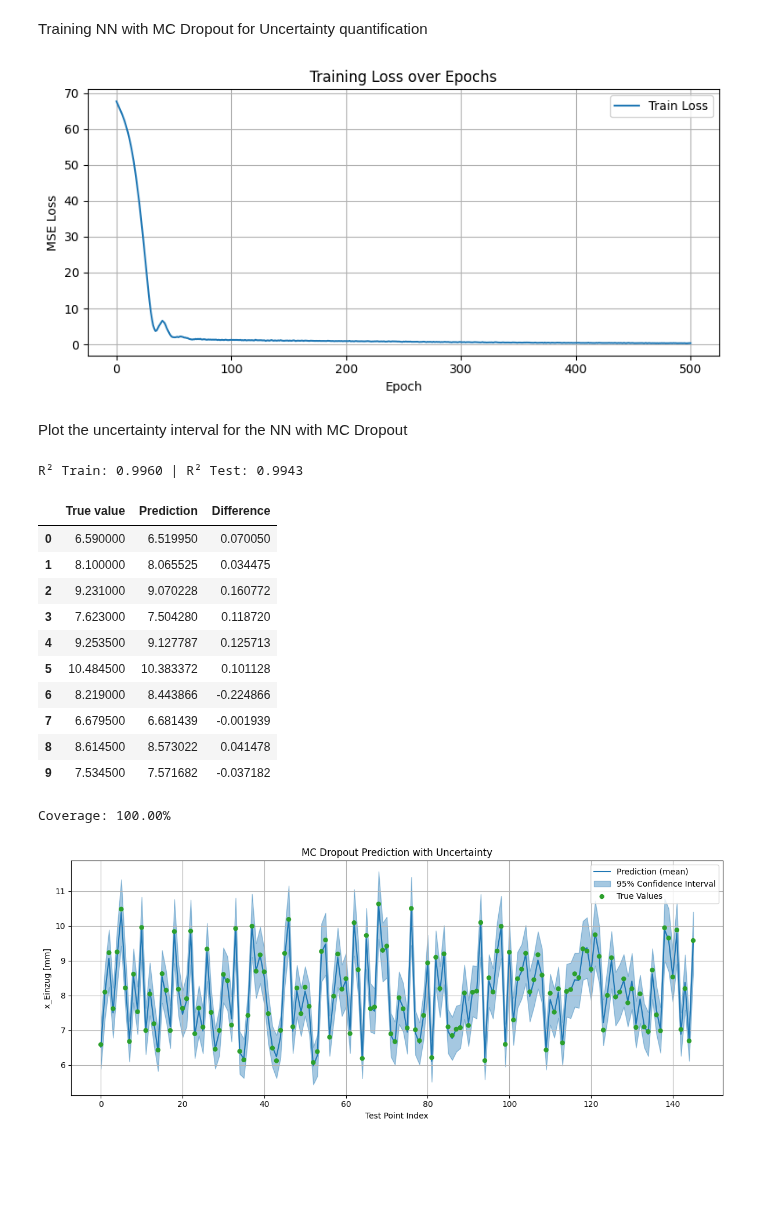
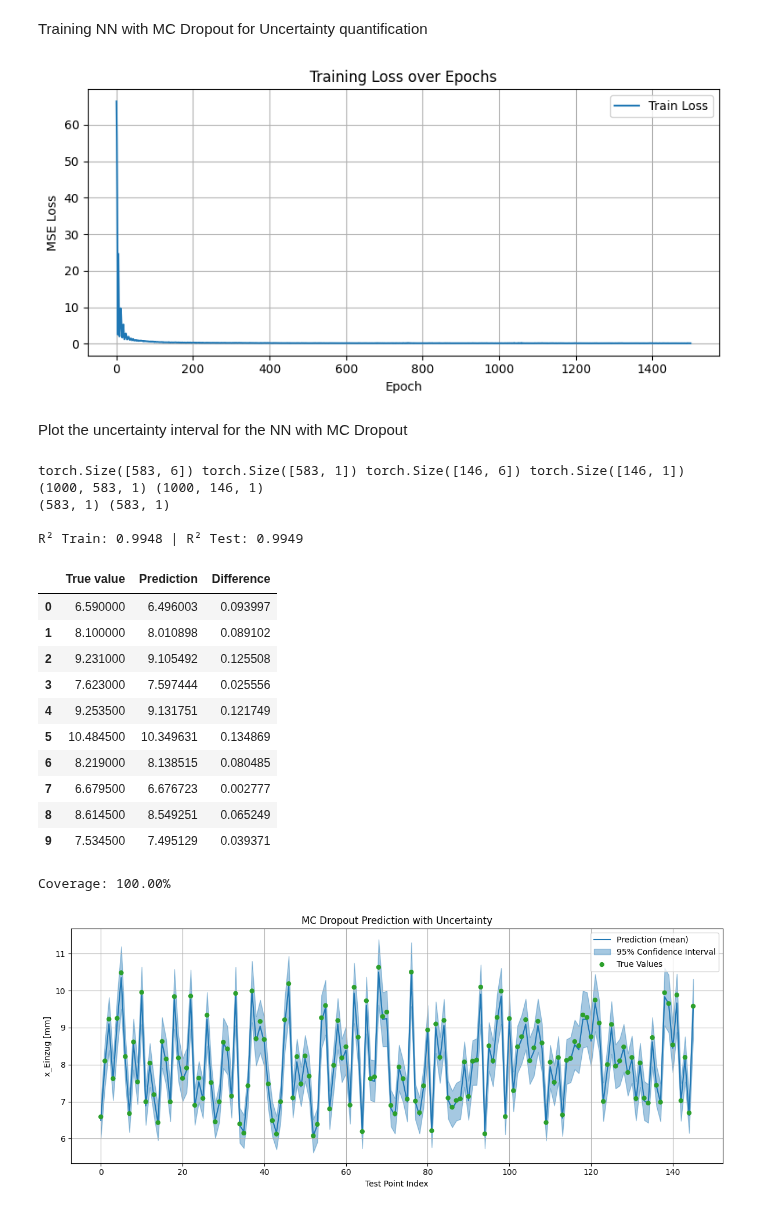
Before and after one commit to Fynn1612/Masterarbeit, a Jupyter notebook: models/NN with MC Dropout.ipynb, the cells around one changed output. Saved outputs shown, nothing was run; the diff lists cells and outputs as text; code cells hidden in the pictures; blank space fills up the shorter version.

```diff
--- a/models/NN with MC Dropout.ipynb
+++ b/models/NN with MC Dropout.ipynb
@@ -44,6 +44,7 @@ X_tr = torch.from_numpy(X_train).float()
 X_te = torch.from_numpy(X_test).float()
 y_tr = torch.from_numpy(y_train).float().unsqueeze(1)  # Add extra dimension for compatibility
 y_te = torch.from_numpy(y_test).float().unsqueeze(1)
+
 
 # Define a fully connected neural network with ReLU activations and Dropout
 dp = 0.05
@@ -64,50 +65,53 @@ model = torch.nn.Sequential(
 loss_fn = torch.nn.MSELoss(reduction='mean')
 
 # Set learning rate and optimizer
-lr = 0.001
+lr = 0.01
 optimizer = torch.optim.Adam(model.parameters(), lr)
 
 # Track loss history during training
 loss_history = []
 
 # Set model to training mode
 model.train()
 for i in range(2000):
     optimizer.zero_grad()               # Reset gradients
     y_pred = model(X_tr)                # Forward pass
     loss = loss_fn(y_pred, y_tr)        # Compute MSE loss
     loss.backward()                     # Backpropagation
     optimizer.step()                    # Update weights
     loss_history.append(loss.item())    # Save loss value
 
     # Update plot every 50 epochs
     if i % 500 == 0:
         clear_output(wait=True)
         plt.figure(figsize=(8, 4))
         plt.plot(loss_history, label='Train Loss', color='tab:blue')
         plt.xlabel('Epoch')
         plt.ylabel('MSE Loss')
         plt.title('Training Loss over Epochs')
         plt.grid(True)
         plt.legend()
         plt.tight_layout()
         plt.show()
 # %% [output]
-[figure, old version]
+[figure, new version]
 # %% [markdown]
 Plot the uncertainty interval for the NN with MC Dropout
 # %%
 # Keep the model in training mode to keep dropout active
 model.train()
+#print(X_tr.shape, y_tr.shape, X_te.shape, y_te.shape)
 
 # Make multiple stochastic predictions (MC Dropout)
 n_samples = 1000
 y_train_pred = torch.stack([model(X_tr) for i in range(n_samples)]).detach().numpy() #list comprehension for the number of stochastic forward passes for MC Dropout
 y_test_pred = torch.stack([model(X_te) for i in range(n_samples)]).detach().numpy()
+#print(y_train_pred.shape, y_test_pred.shape)
 
 # Calculate the mean and standard deviation of the predictions on the train data
 y_train_pred_mean = y_train_pred.mean(axis = 0)
 y_train_Pred_std = y_train_pred.std(axis = 0)
+#print(y_train_pred_mean.shape, y_train_Pred_std.shape)
 
 # Calculate the mean and standard deviation of the predictions on the test data
 y_test_pred_mean = y_test_pred.mean(axis = 0)
@@ -172,17 +176,21 @@ plt.grid(True)
 plt.tight_layout()
 plt.show()
 # %% [output]
-R² Train: 0.9960 | R² Test: 0.9943
+torch.Size([583, 6]) torch.Size([583, 1]) torch.Size([146, 6]) torch.Size([146, 1])
+(1000, 583, 1) (1000, 146, 1)
+(583, 1) (583, 1)
+
+R² Train: 0.9948 | R² Test: 0.9949
 |  | True value | Prediction | Difference |
-| 0 | 6.590000 | 6.519950 | 0.070050 |
-| 1 | 8.100000 | 8.065525 | 0.034475 |
-| 2 | 9.231000 | 9.070228 | 0.160772 |
-| 3 | 7.623000 | 7.504280 | 0.118720 |
-| 4 | 9.253500 | 9.127787 | 0.125713 |
-| 5 | 10.484500 | 10.383372 | 0.101128 |
-| 6 | 8.219000 | 8.443866 | -0.224866 |
-| 7 | 6.679500 | 6.681439 | -0.001939 |
-| 8 | 8.614500 | 8.573022 | 0.041478 |
-| 9 | 7.534500 | 7.571682 | -0.037182 |
+| 0 | 6.590000 | 6.496003 | 0.093997 |
+| 1 | 8.100000 | 8.010898 | 0.089102 |
+| 2 | 9.231000 | 9.105492 | 0.125508 |
+| 3 | 7.623000 | 7.597444 | 0.025556 |
+| 4 | 9.253500 | 9.131751 | 0.121749 |
+| 5 | 10.484500 | 10.349631 | 0.134869 |
+| 6 | 8.219000 | 8.138515 | 0.080485 |
+| 7 | 6.679500 | 6.676723 | 0.002777 |
+| 8 | 8.614500 | 8.549251 | 0.065249 |
+| 9 | 7.534500 | 7.495129 | 0.039371 |
 Coverage: 100.00%
-[figure, old version]
+[figure, new version]
```
Also changed, not shown: 2 other files.
